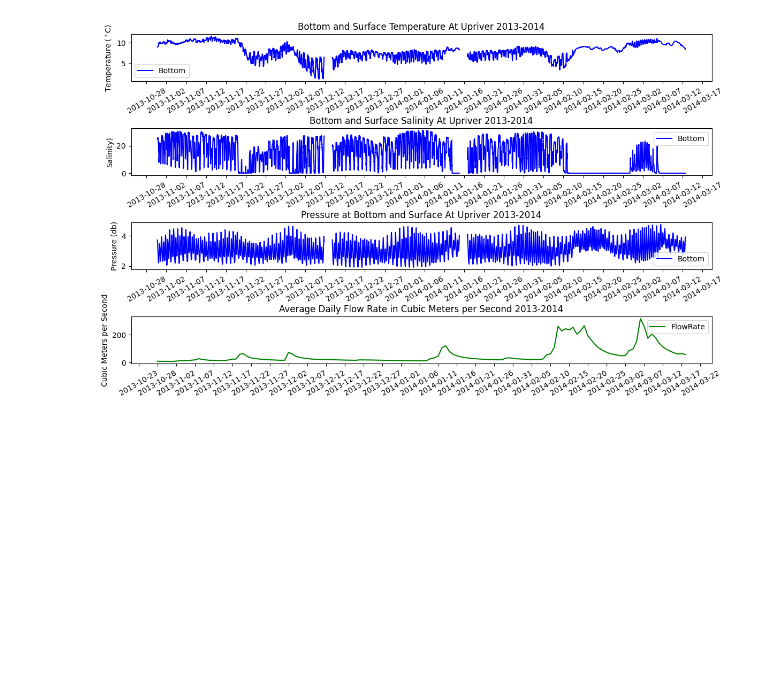
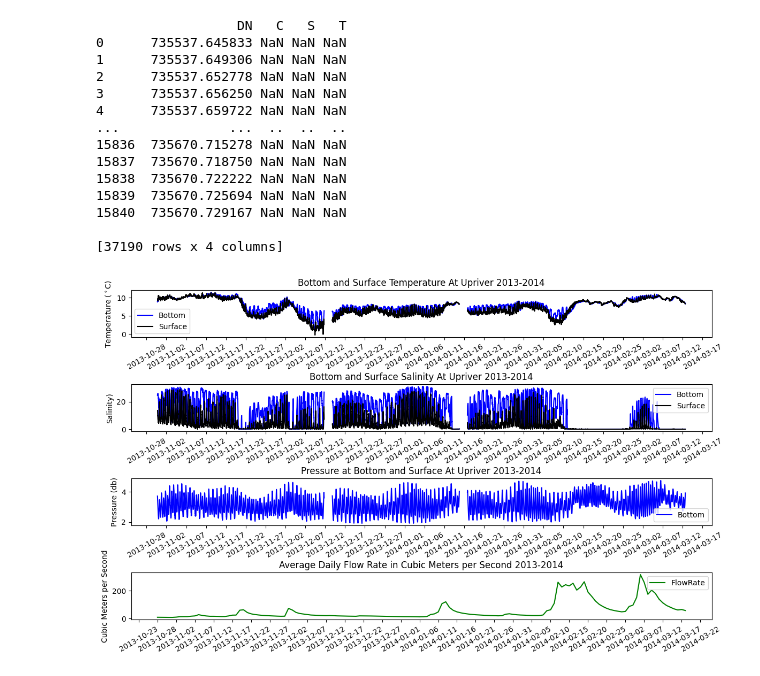
Before and after one commit to lebedevn/Alsea-Estuary-Data, a Jupyter notebook: upriver13_14.ipynb, the cells around one changed output. Drawn from its saved outputs; the diff is of its cells as text; code cells hidden in the pictures; blank space fills up the shorter version.

Commit message:
upriver final touches

```diff
--- a/upriver13_14.ipynb
+++ b/upriver13_14.ipynb
@@ -12,6 +12,12 @@ matDataU1 = sio.loadmat('2013_14\\mcat_upriver_7162_Dep1.mat')
 matDataU2 = sio.loadmat('2013_14\\mcat_upriver_6865_Dep2.mat')
 matDataU3 = sio.loadmat('2013_14\\mcat_upriver_7162_Dep3.mat')
 
+#import upriver surface data
+matDataS1 = sio.loadmat('2013_14\\hobo_upriver_4774_Dep1.mat')
+matDataS2 = sio.loadmat('2013_14\\hobo_upriver_4773_Dep2.mat')
+matDataS3 = sio.loadmat('2013_14\\hobo_upriver_4774_Dep3.mat')
+
+
 #mat lab date origin
 origin = np.datetime64('0000-01-01', 'D') - np.timedelta64(1, 'D')
 
@@ -23,7 +29,19 @@ matDataU3Filtered = {dictKey:dictValue for dictKey, dictValue in matDataU3.items
 matU3DF = pd.DataFrame({dictKey: np.array(dictValue).flatten() for dictKey, dictValue in matDataU3Filtered.items()})
 
 matUDBF = pd.concat([matU1DF, matU2DF, matU3DF])
-tmsUpriver = matUDBF['DN'] * np.timedelta64(1, 'D') + origin
+tmsBottomriver = matUDBF['DN'] * np.timedelta64(1, 'D') + origin
+
+# surface data
+matDataS1Filtered = {dictKey:dictValue for dictKey, dictValue in matDataS1.items() if dictKey[0] != '_'}
+matS1DF = pd.DataFrame({dictKey: np.array(dictValue).flatten() for dictKey, dictValue in matDataS1Filtered.items()})
+matDataS2Filtered = {dictKey:dictValue for dictKey, dictValue in matDataS2.items() if dictKey[0] != '_'}
+matS2DF = pd.DataFrame({dictKey: np.array(dictValue).flatten() for dictKey, dictValue in matDataS2Filtered.items()})
+matDataS3Filtered = {dictKey:dictValue for dictKey, dictValue in matDataS3.items() if dictKey[0] != '_'}
+matS3DF = pd.DataFrame({dictKey: np.array(dictValue).flatten() for dictKey, dictValue in matDataS3Filtered.items()})
+
+matUDSF = pd.concat([matS1DF, matS2DF, matS3DF])
+tmsSurfaceriver = matUDSF['DN'] * np.timedelta64(1, 'D') + origin
+
 
 #reading in flow data
 flowDF = pd.read_csv('2013_2014alsea.csv')
@@ -48,38 +66,51 @@ axflow.set_title("Average Daily Flow Rate in Cubic Meters per Second 2013-2014")
 plt.setp(axtemp, ylabel = "Temperature ($^\circ$C)")
 plt.setp(axsal, ylabel = "Salinity)")
 plt.setp(axro, ylabel = "Pressure (db)")
 plt.setp(axflow, ylabel = "Cubic Meters per Second")
 
 #plot the data on the proper plot
 
-axtemp.plot(tmsUpriver, matUDBF['T'], color = 'blue', label='Bottom')
-# also do this for surface
-axsal.plot(tmsUpriver,matUDBF['S'],color = 'blue', label = "Bottom")
-#do this for surface
-axro.plot(tmsUpriver, matUDBF['P'], color = 'blue', label = "Bottom")
-#do this for surface
+axtemp.plot(tmsBottomriver, matUDBF['T'], color = 'blue', label='Bottom')
+axtemp.plot(tmsSurfaceriver, matUDSF['T'], color = 'black', label = 'Surface')
+axsal.plot(tmsBottomriver,matUDBF['S'],color = 'blue', label = "Bottom")
+axsal.plot(tmsSurfaceriver, matUDSF['S'], color = 'black', label = 'Surface')
+axro.plot(tmsBottomriver, matUDBF['P'], color = 'blue', label = "Bottom")
+# surface data doesn't contain pressure.
 axflow.plot(tmsFlow,flowDF['fRate'], color = 'green', label = 'FlowRate')
-
 
 # Change the tick interval
 axtemp.xaxis.set_major_locator(mdates.DayLocator(interval=5))
 axsal.xaxis.set_major_locator(mdates.DayLocator(interval=5))
 axro.xaxis.set_major_locator(mdates.DayLocator(interval=5))
 axflow.xaxis.set_major_locator(mdates.DayLocator(interval=5))
 
 # Puts x-axis labels on an angle
 axtemp.xaxis.set_tick_params(rotation = 30)
 axro.xaxis.set_tick_params(rotation = 30)
 axsal.xaxis.set_tick_params(rotation = 30)
 axflow.xaxis.set_tick_params(rotation = 30)
 
 #adjust space between the plots
 plt.subplots_adjust(hspace=1)
 
 axtemp.legend()
 axsal.legend()
 axro.legend()
 axflow.legend()
 plt.show()
 # %% [output]
+                  DN   C   S   T
+0      735537.645833 NaN NaN NaN
+1      735537.649306 NaN NaN NaN
+2      735537.652778 NaN NaN NaN
+3      735537.656250 NaN NaN NaN
+4      735537.659722 NaN NaN NaN
+...              ...  ..  ..  ..
+15836  735670.715278 NaN NaN NaN
+15837  735670.718750 NaN NaN NaN
+15838  735670.722222 NaN NaN NaN
+15839  735670.725694 NaN NaN NaN
+15840  735670.729167 NaN NaN NaN
+
+[37190 rows x 4 columns]
-[figure, old version]
+[figure, new version]
```
Also changed, not shown: 3 other files.
